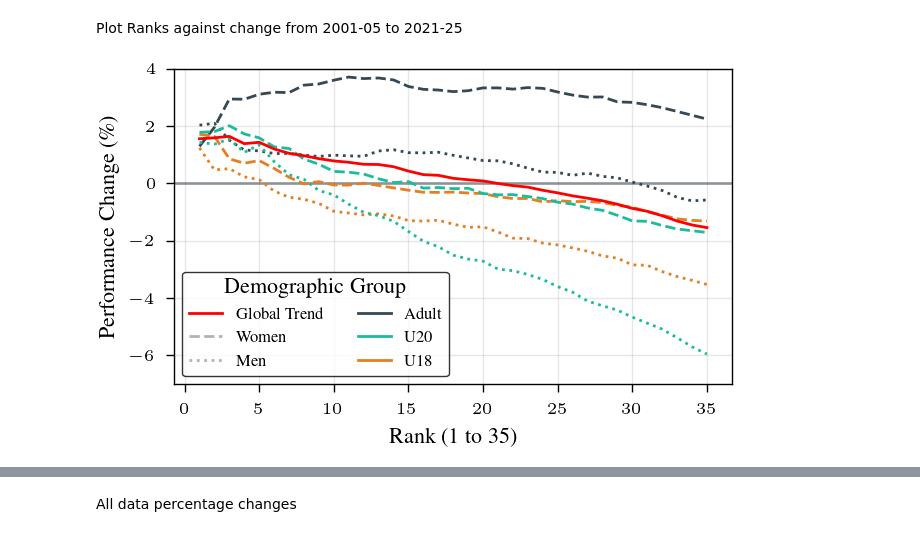
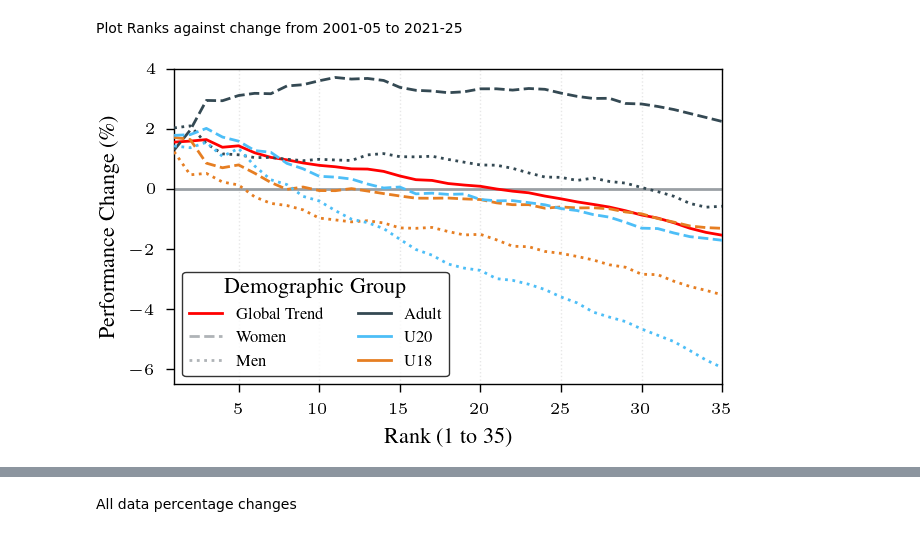
Before and after one commit to maxwernz/Data-Literacy, a Jupyter notebook: mattis/paperAnalysis/gapAnalysis.ipynb, the cells around one changed output, grey strips where cells are left out. Cells and saved outputs as stored; diff of their text form; code cells hidden in the pictures.

```diff
--- a/mattis/paperAnalysis/gapAnalysis.ipynb
+++ b/mattis/paperAnalysis/gapAnalysis.ipynb
@@ -279,7 +279,7 @@ def get_point_colors(subset, gender_color):
 # colors = {'M': "#c8564a", 'W': "#5e6be1"}
 # edge_colors = {'M': "blue", 'W': "red"}
 # colors = {'M': plt.rgb.tue_blue, 'W': plt.rgb.tue_red}
-colors = {'Adult': "#344953", "U20": "#1abc9c", "U18": "#e67e22"}
+colors = {'Adult': "#344953", "U20": "#4dbef7", "U18": "#e67e22"}
 labels = {'M': 'Men', 'W': 'Women'}
 
 unique_ages = sorted(plot_data['altersklasse'].unique(), key=lambda x: ['Adult', 'U20', 'U18'].index(x))
@@ -288,7 +288,9 @@ marker_styles = ['o', 's', 'D', 'v']
 marker_map = {age: marker_styles[i] for i, age in enumerate(unique_ages)}
 
 x_limit = max(abs(plot_data["Median_Diff_%"].min()), abs(plot_data["Median_Diff_%"].max())) + 2
-y_limit = max(abs(plot_data["Gap_Diff_%"].min()), abs(plot_data["Gap_Diff_%"].max())) + 10
+# y_limit = max(abs(plot_data["Gap_Diff_%"].min()), abs(plot_data["Gap_Diff_%"].max())) + 10
+y_limit_pos = abs(plot_data["Gap_Diff_%"].max()) + 10
+y_limit_neg = abs(plot_data["Gap_Diff_%"].min()) + 10
 
 with plt.rc_context(plt.bundles.icml2024(column="full", ncols=2, nrows=1)):
     fig, axes = plt.subplots(nrows=1, ncols=2, sharex=True, sharey=True)
@@ -299,13 +301,12 @@ with plt.rc_context(plt.bundles.icml2024(column="full", ncols=2, nrows=1)):
         if gender not in plot_data['geschlecht'].unique():
             continue
 
-        ax.fill_between([0, x_limit], -y_limit, 0, color=plt.rgb.tue_lightgreen, alpha=0.2) # Gut
-        ax.fill_between([-x_limit, 0], 0, y_limit, color=plt.rgb.tue_red, alpha=0.2)   # Schlecht
+        ax.fill_between([0, x_limit], -y_limit_neg, 0, color=plt.rgb.tue_lightgreen, alpha=0.3) # Gut
+        ax.fill_between([-x_limit, 0], 0, y_limit_pos, color=plt.rgb.tue_red, alpha=0.3)   # Schlecht
         # ax.fill_between([0, x_limit], 0, y_limit, color=plt.rgb.tue_gray, alpha=0.2) # Gemischt
         # ax.fill_between([-x_limit, 0], -y_limit, 0, color=plt.rgb.tue_gray, alpha=0.2) # Gemischt
-        ax.fill_between([0, x_limit], 0, y_limit, color=plt.rgb.tue_lightorange, alpha=0.2) # Gemischt
-        ax.fill_between([-x_limit, 0], -y_limit, 0, color=plt.rgb.tue_lightorange, alpha=0.2) # Gemisc
-
+        ax.fill_between([0, x_limit], 0, y_limit_pos, color=plt.rgb.tue_lightorange, alpha=0.3) # Gemischt
+        ax.fill_between([-x_limit, 0], -y_limit_neg, 0, color=plt.rgb.tue_lightorange, alpha=0.3) # Gemisc
         # ax.scatter([], [], color=colors[gender], alpha=0.9)
 
         for age in unique_ages:
@@ -375,13 +376,13 @@ with plt.rc_context(plt.bundles.icml2024(column="full", ncols=2, nrows=1)):
 
 
         ax.set_title(labels[gender])
-        ax.grid(True, linestyle=':', alpha=0.4, zorder=0)
+        ax.grid(True, linestyle=':', alpha=0.3, zorder=0)
 
     handles, labels = axes[1].get_legend_handles_labels()
     fig.legend(handles, labels, loc='outside upper center', ncols=5)
     axes[0].set_ylabel("Performance Gap Change (\\%)")
     fig.text(0.5, -0.04, 'Median Performance Change (\\%)', ha='center')
-    axes[0].set_ylim(-y_limit, y_limit)
+    axes[0].set_ylim(-y_limit_neg, y_limit_pos)
 
     plt.savefig("gap_performance_change", category="Gap Analysis")
     plt.show()
@@ -631,7 +632,7 @@ Plot Ranks against change from 2001-05 to 2021-25
 
 # 2. Define Age-specific colors (Consistent across genders)
 # Blues/Dark tones for a professional look
-colors = {'Adult': "#344953", "U20": "#1abc9c", "U18": "#e67e22"}
+colors = {'Adult': "#344953", "U20": "#4dbef7", "U18": "#e67e22"}
 
 with plt.rc_context(plt.bundles.icml2024(column="half")):
 # We use Solid for Women and Dashed for Men (or vice versa)
@@ -649,34 +650,47 @@ with plt.rc_context(plt.bundles.icml2024(column="half")):
             alpha=1.0,
             # label=label,
             zorder=4
         )
 
     # 5. Global Trend (Thick Black Line)
     plt.plot(
         results_ranks_all["rank"],
         results_ranks_all["mean_diff_perc"],
         color="red",
         linestyle="solid",
         label="Global Trend",
-        zorder=5
+        zorder=3
     )
 
     plt.plot([], [], color=plt.rgb.tue_gray, linestyle='dashed', label='Women')
     plt.plot([], [], color=plt.rgb.tue_gray, linestyle='dotted', label='Men')
     for age in unique_ages:
         plt.plot([], [], color=colors[age], linestyle='solid', label=age)
 
+    # plt.axvline(5, ymax=0.65, color=colors['U18'], linestyle=':', alpha=0.8)
+    # plt.axvline(8, ymax=0.65, color=colors['U18'], linestyle='--', alpha=0.8)
+
+    # plt.axvline(8,  ymax=0.65, color=colors['U20'], linestyle=':', alpha=0.8)
+    # plt.axvline(15, ymax=0.65, color=colors['U20'], linestyle='--', alpha=0.8)
+
+    # plt.axvline(30, ymax=0.65, color=colors['Adult'], linestyle=':', alpha=0.8)
+
+    # plt.axvline(21, ymax=0.63, color='red', linestyle='-', alpha=0.8, zorder=0)
+    # plt.axvline(30, ymax=0.65, color=colors['U20'], linestyle='--', alpha=0.8)
+
     # 6. Formatting
-    plt.ylim(-7, 4)
+    plt.ylim(-6.5, 4)
+    plt.xlim(1, 35)
+
     plt.axhline(0, color=plt.rgb.tue_dark, linestyle='-', alpha=0.5)
     plt.ylabel("Performance Change (\\%)")
     plt.xlabel("Rank (1 to 35)")
-    plt.grid(True, alpha=0.3)
+    plt.grid(True, axis='x', linestyle=':', alpha=0.3)
 
     # 7. Legend - Organized in 2 columns for clarity
     plt.legend(title="Demographic Group", loc='lower left', ncol=2)
     plt.savefig("rank_performance_change", category="Gap Analysis")
 
     plt.show()
 # %% [output]
-[figure, old version]
+[figure, new version]
```
Also changed, not shown: parts of 4 cells of this notebook, 5 other files.
